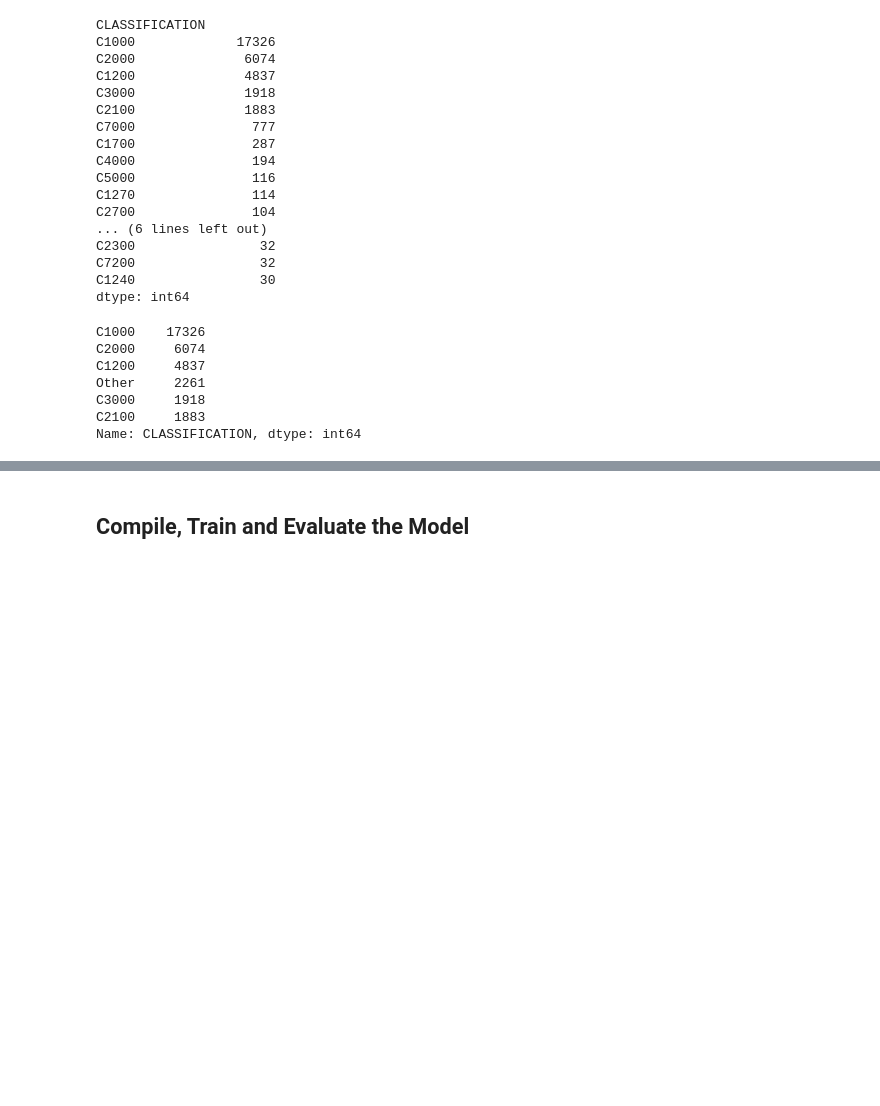
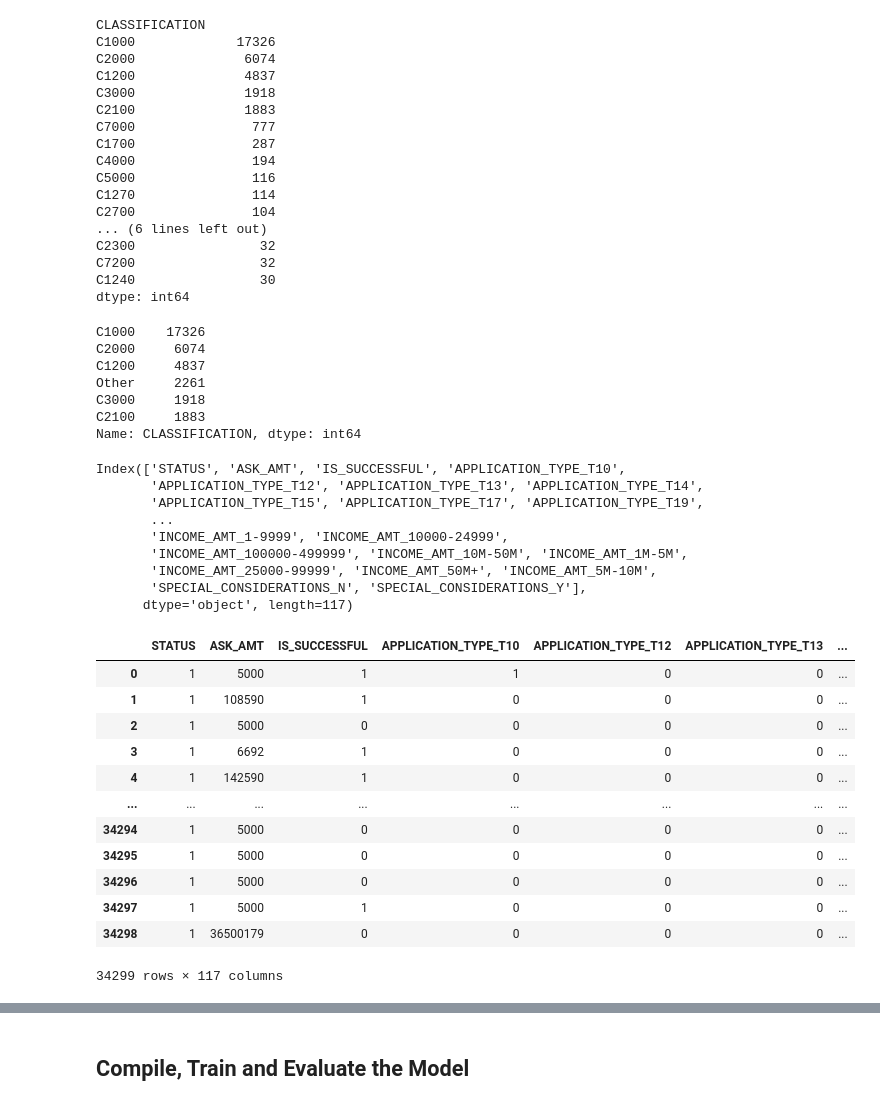
Before and after one commit to bfraser4/Deep-Learning-Challenge, a Jupyter notebook: Starter_Code.ipynb, the cells around one changed output, grey strips where cells are left out. Saved outputs shown, nothing was run; the diff lists cells and outputs as text; code cells hidden in the pictures; blank space fills up the shorter version.

```diff
--- a/Starter_Code.ipynb
+++ b/Starter_Code.ipynb
@@ -134,5 +134,30 @@ C2100     1883
 Name: CLASSIFICATION, dtype: int64
 # %%
 # Convert categorical data to numeric with `pd.get_dummies`
-#  YOUR CODE GOES HERE
+x_dummies = pd.get_dummies(updated_df)
+print(x_dummies.columns)
+x_dummies
+# %% [output]
+Index(['STATUS', 'ASK_AMT', 'IS_SUCCESSFUL', 'APPLICATION_TYPE_T10',
+       'APPLICATION_TYPE_T12', 'APPLICATION_TYPE_T13', 'APPLICATION_TYPE_T14',
+       'APPLICATION_TYPE_T15', 'APPLICATION_TYPE_T17', 'APPLICATION_TYPE_T19',
+       ...
+       'INCOME_AMT_1-9999', 'INCOME_AMT_10000-24999',
+       'INCOME_AMT_100000-499999', 'INCOME_AMT_10M-50M', 'INCOME_AMT_1M-5M',
+       'INCOME_AMT_25000-99999', 'INCOME_AMT_50M+', 'INCOME_AMT_5M-10M',
+       'SPECIAL_CONSIDERATIONS_N', 'SPECIAL_CONSIDERATIONS_Y'],
+      dtype='object', length=117)
+|  | STATUS | ASK_AMT | IS_SUCCESSFUL | APPLICATION_TYPE_T10 | APPLICATION_TYPE_T12 | APPLICATION_TYPE_T13 | ... |
+| 0 | 1 | 5000 | 1 | 1 | 0 | 0 | ... |
+| 1 | 1 | 108590 | 1 | 0 | 0 | 0 | ... |
+| 2 | 1 | 5000 | 0 | 0 | 0 | 0 | ... |
+| 3 | 1 | 6692 | 1 | 0 | 0 | 0 | ... |
+| 4 | 1 | 142590 | 1 | 0 | 0 | 0 | ... |
+| ... | ... | ... | ... | ... | ... | ... | ... |
+| 34294 | 1 | 5000 | 0 | 0 | 0 | 0 | ... |
+| 34295 | 1 | 5000 | 0 | 0 | 0 | 0 | ... |
+| 34296 | 1 | 5000 | 0 | 0 | 0 | 0 | ... |
+| 34297 | 1 | 5000 | 1 | 0 | 0 | 0 | ... |
+| 34298 | 1 | 36500179 | 0 | 0 | 0 | 0 | ... |
+34299 rows × 117 columns
 # %%
```
Also changed, not shown: parts of 9 cells of this notebook, 1 other file.
